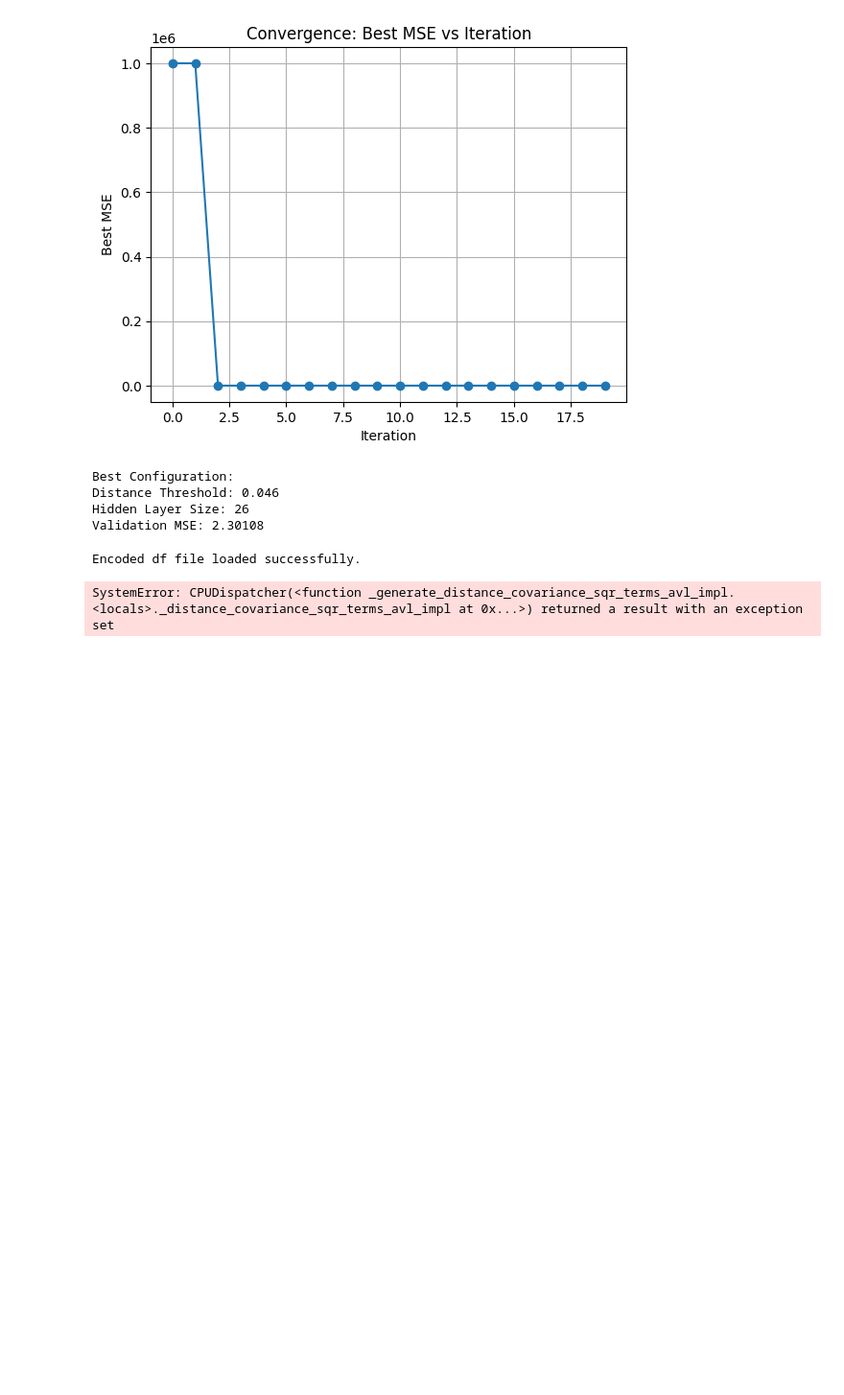
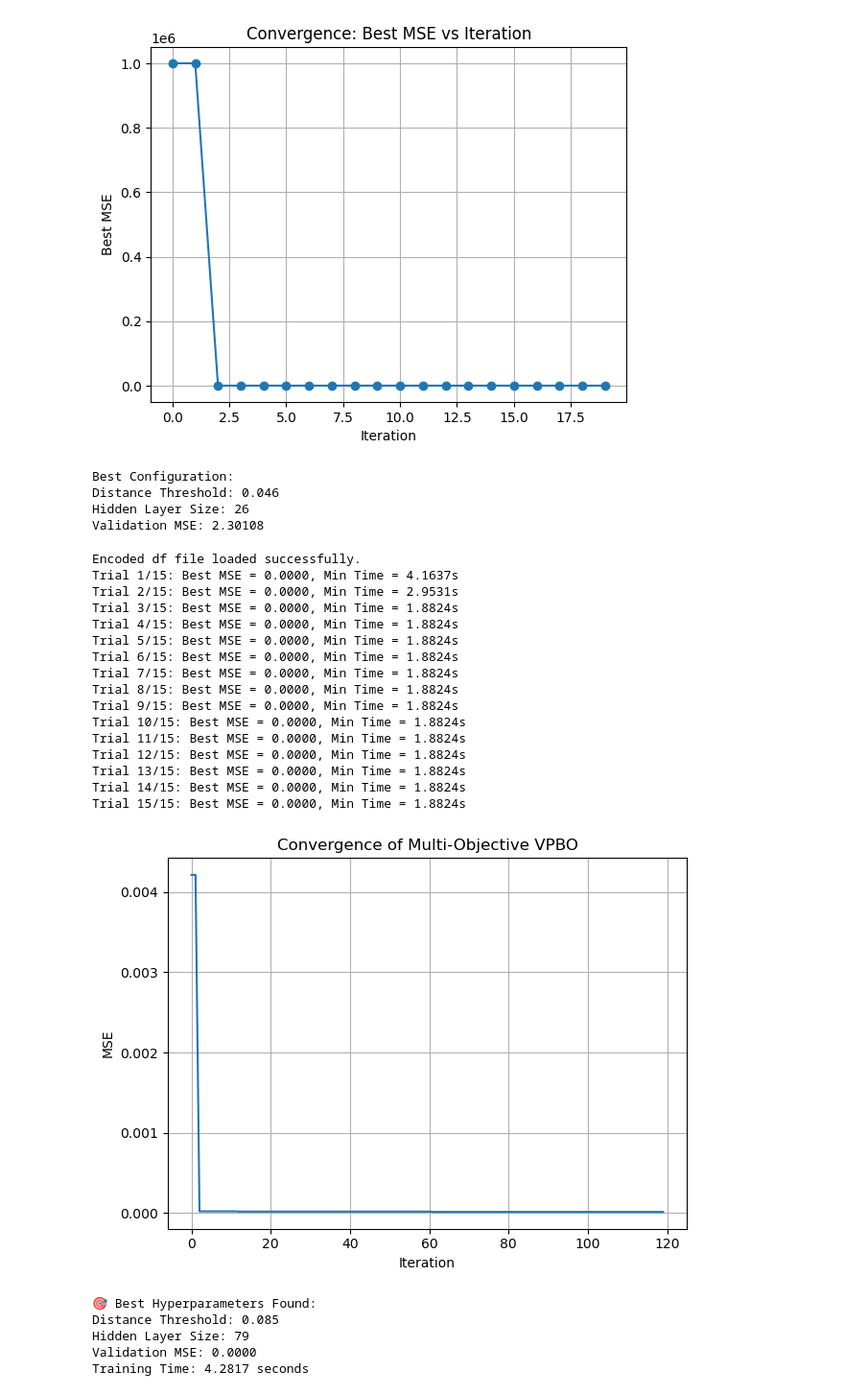
Before and after one commit to saadrza/Parallel_BO_Project, a Jupyter notebook: Dataset for AI/EDA_1.ipynb, the cells around one changed output. Shown at 96% size. Saved outputs shown, nothing was run; the diff lists cells and outputs as text; code cells hidden in the pictures; blank space fills up the shorter version.

Commit message:
more results

```diff
--- a/Dataset for AI/EDA_1.ipynb
+++ b/Dataset for AI/EDA_1.ipynb
@@ -966,7 +963,7 @@ scaler_x = MinMaxScaler()
 X_scaled = scaler_x.fit_transform(X_raw)
 
 scaler_y = MinMaxScaler()
-Y_scaled = scaler_y.fit_transform(Y_raw)
+Yscaled = scaler_y.fit_transform(Y_raw)
 
 # === Distance correlation filter ===
 def dcor_filter(X, y, threshold):
@@ -1072,31 +1069,51 @@ def vpbo_sparsegp(trials=10):
         print(f"Trial {i+1}/{trials}: Best MSE = {np.min(Y_arr[:,0]):.4f}, Min Time = {np.min(Y_arr[:,1]):.4f}s")
 
     # Fit Sparse GPs on each objective
     model_mse, lk_mse = train_gp_model(X_arr, Y_arr[:, 0])
     model_time, lk_time = train_gp_model(X_arr, Y_arr[:, 1])
 
     return X_arr, Y_arr, model_mse, lk_mse, model_time, lk_time
 
 # === Run the optimization ===
 X_hist, Y_hist, model_mse, lik_mse, model_time, lik_time = vpbo_sparsegp(trials=15)
 
 # === Plot convergence ===
 plt.plot(np.minimum.accumulate(Y_hist[:, 0]), label='Best MSE')
 plt.xlabel("Iteration")
 plt.ylabel("MSE")
 plt.title("Convergence of Multi-Objective VPBO")
 plt.grid(True)
 plt.tight_layout()
 plt.show()
 
 # Print best result
 best_idx = np.argmin(Y_hist[:, 0])
 best_input = X_hist[best_idx]
 print("\n🎯 Best Hyperparameters Found:")
 print(f"Distance Threshold: {best_input[0]:.3f}")
 print(f"Hidden Layer Size: {int(best_input[1] * (200 - 10) + 10)}")
 print(f"Validation MSE: {Y_hist[best_idx, 0]:.4f}")
 print(f"Training Time: {Y_hist[best_idx, 1]:.4f} seconds")
 # %% [output]
 Encoded df file loaded successfully.
+Trial 1/15: Best MSE = 0.0000, Min Time = 4.1637s
+Trial 2/15: Best MSE = 0.0000, Min Time = 2.9531s
+Trial 3/15: Best MSE = 0.0000, Min Time = 1.8824s
+Trial 4/15: Best MSE = 0.0000, Min Time = 1.8824s
+Trial 5/15: Best MSE = 0.0000, Min Time = 1.8824s
+Trial 6/15: Best MSE = 0.0000, Min Time = 1.8824s
+Trial 7/15: Best MSE = 0.0000, Min Time = 1.8824s
+Trial 8/15: Best MSE = 0.0000, Min Time = 1.8824s
+Trial 9/15: Best MSE = 0.0000, Min Time = 1.8824s
+Trial 10/15: Best MSE = 0.0000, Min Time = 1.8824s
+Trial 11/15: Best MSE = 0.0000, Min Time = 1.8824s
+Trial 12/15: Best MSE = 0.0000, Min Time = 1.8824s
+Trial 13/15: Best MSE = 0.0000, Min Time = 1.8824s
+Trial 14/15: Best MSE = 0.0000, Min Time = 1.8824s
+Trial 15/15: Best MSE = 0.0000, Min Time = 1.8824s
+[figure, added]
-SystemError: CPUDispatcher(<function _generate_distance_covariance_sqr_terms_avl_impl.<locals>._distance_covariance_sqr_terms_avl_impl at 0x...>) returned a result with an exception set
+🎯 Best Hyperparameters Found:
+Distance Threshold: 0.085
+Hidden Layer Size: 79
+Validation MSE: 0.0000
+Training Time: 4.2817 seconds
```
Also changed, not shown: parts of 3 cells of this notebook, 1 other file.
